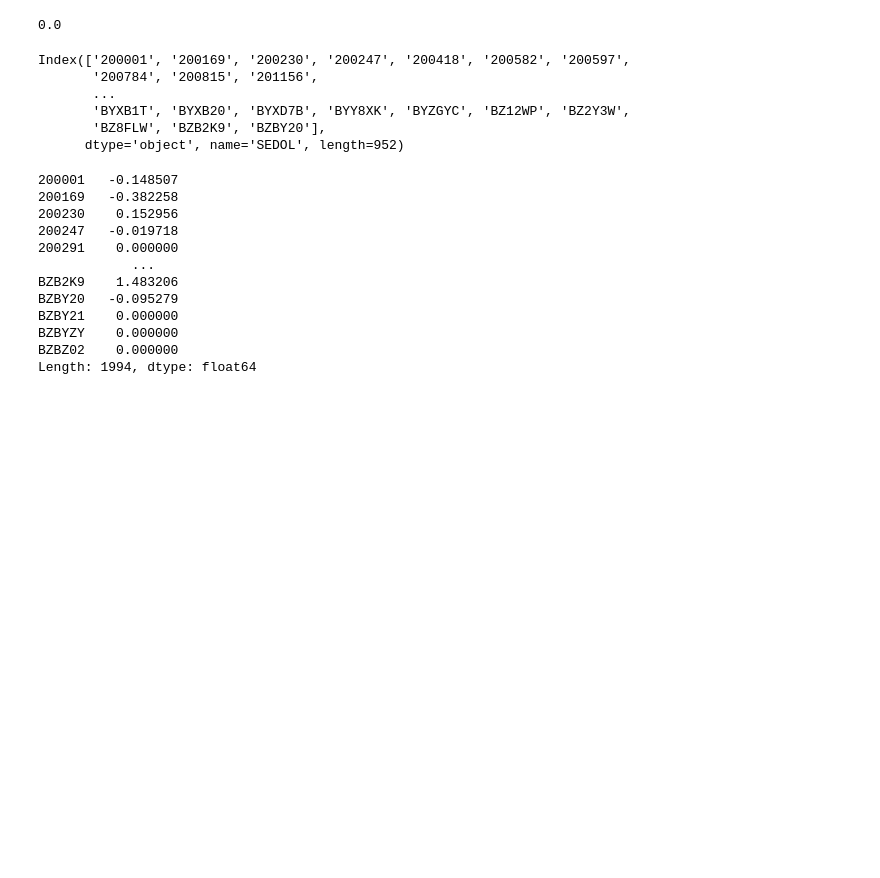
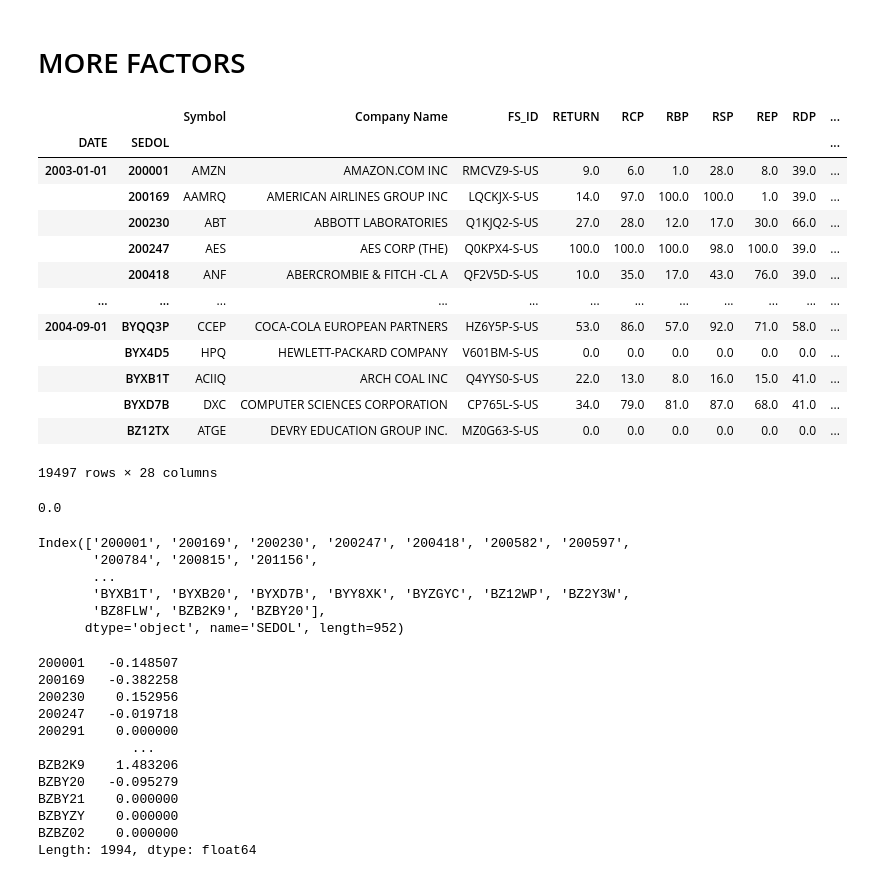
Before and after one commit to layoups/multi-factor-portfolio-construction, a Jupyter notebook: testing.ipynb, the cells around one changed output. Saved outputs shown, nothing was run; the diff lists cells and outputs as text; code cells hidden in the pictures; blank space fills up the shorter version.

```diff
--- a/testing.ipynb
+++ b/testing.ipynb
@@ -3,6 +3,48 @@ import numpy as np
 import pandas as pd
 from datetime import datetime
 from dateutil.relativedelta import relativedelta
+# %% [markdown]
+# MORE FACTORS
+# %%
+sedols = pd.read_csv("data/sedols.csv", index_col=False)
+df = pd.read_csv(
+    './data/rus1000_stocks_factors.csv',
+    on_bad_lines='skip',
+    header = 2,
+    nrows = 20000,
+    low_memory=False,
+    converters={
+        'SEDOL': lambda x: x[:6],
+        'DATE': lambda x: pd.to_datetime(x) + pd.offsets.MonthBegin(1)
+    },
+    # parse_dates=['DATE'],
+    index_col=[2, 3]
+).sort_index()
+
+df = df[df.index.get_level_values("SEDOL").isin(sedols.SEDOLS)]
+df = df[~df.index.duplicated(keep='first')]
+
+df["TARGET"] = df.groupby(level="SEDOL").RETURN.shift(-1)
+# print(df)
+df = df.groupby(level=1).fillna(method='ffill').fillna(0)
+df.sort_index(inplace=True)
+
+df
+# %% [output]
+|  |  | Symbol | Company Name | FS_ID | RETURN | RCP | RBP | RSP | REP | RDP | ... |
+| DATE | SEDOL |  |  |  |  |  |  |  |  |  | ... |
+| 2003-01-01 | 200001 | AMZN | AMAZON.COM INC | RMCVZ9-S-US | 9.0 | 6.0 | 1.0 | 28.0 | 8.0 | 39.0 | ... |
+|  | 200169 | AAMRQ | AMERICAN AIRLINES GROUP INC | LQCKJX-S-US | 14.0 | 97.0 | 100.0 | 100.0 | 1.0 | 39.0 | ... |
+|  | 200230 | ABT | ABBOTT LABORATORIES | Q1KJQ2-S-US | 27.0 | 28.0 | 12.0 | 17.0 | 30.0 | 66.0 | ... |
+|  | 200247 | AES | AES CORP (THE) | Q0KPX4-S-US | 100.0 | 100.0 | 100.0 | 98.0 | 100.0 | 39.0 | ... |
+|  | 200418 | ANF | ABERCROMBIE & FITCH -CL A | QF2V5D-S-US | 10.0 | 35.0 | 17.0 | 43.0 | 76.0 | 39.0 | ... |
+| ... | ... | ... | ... | ... | ... | ... | ... | ... | ... | ... | ... |
+| 2004-09-01 | BYQQ3P | CCEP | COCA-COLA EUROPEAN PARTNERS | HZ6Y5P-S-US | 53.0 | 86.0 | 57.0 | 92.0 | 71.0 | 58.0 | ... |
+|  | BYX4D5 | HPQ | HEWLETT-PACKARD COMPANY | V601BM-S-US | 0.0 | 0.0 | 0.0 | 0.0 | 0.0 | 0.0 | ... |
+|  | BYXB1T | ACIIQ | ARCH COAL INC | Q4YYS0-S-US | 22.0 | 13.0 | 8.0 | 16.0 | 15.0 | 41.0 | ... |
+|  | BYXD7B | DXC | COMPUTER SCIENCES CORPORATION | CP765L-S-US | 34.0 | 79.0 | 81.0 | 87.0 | 68.0 | 41.0 | ... |
+|  | BZ12TX | ATGE | DEVRY EDUCATION GROUP INC. | MZ0G63-S-US | 0.0 | 0.0 | 0.0 | 0.0 | 0.0 | 0.0 | ... |
+19497 rows × 28 columns
 # %%
 theSedols = pd.read_csv("data/sedols.csv")
 # %%
```
Also changed, not shown: 3 other files.
